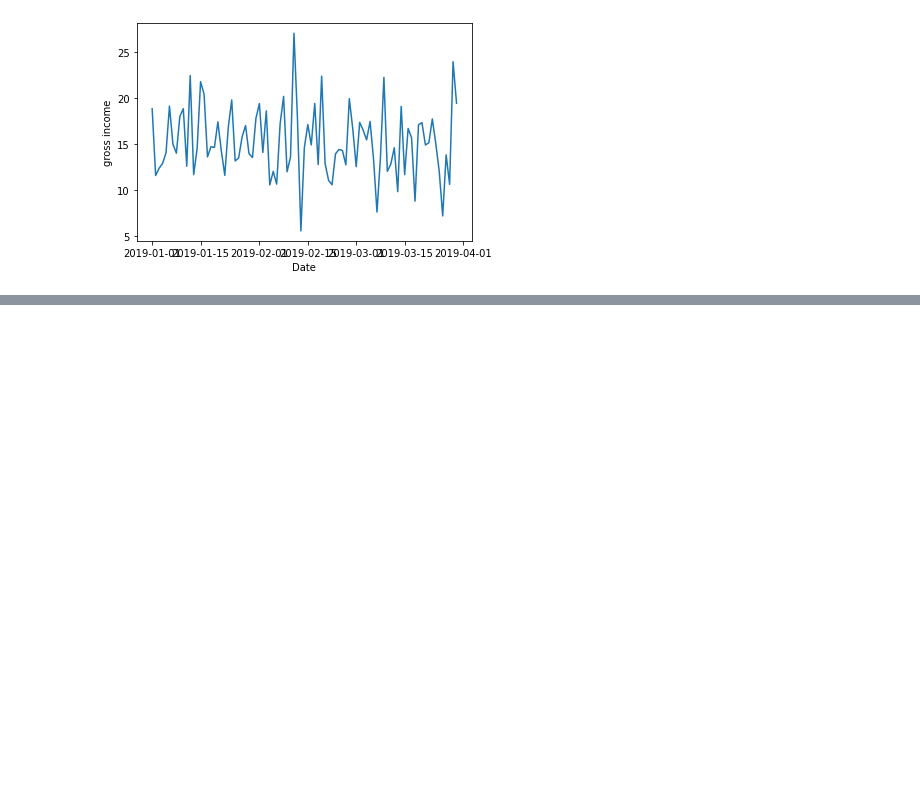
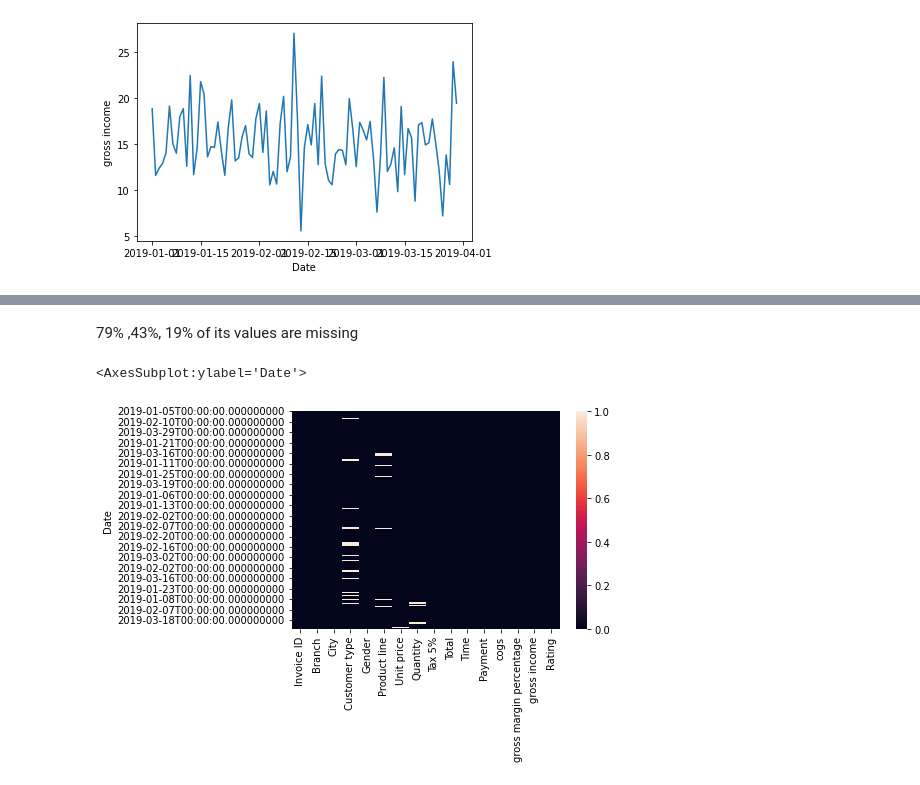
Before and after one commit to abhinavmehra4/EDA-Project-1, a Jupyter notebook: Project.ipynb, the cells around one changed output, grey strips where cells are left out. Saved outputs shown, nothing was run; the diff lists cells and outputs as text; code cells hidden in the pictures; blank space fills up the shorter version.

```diff
--- a/Project.ipynb
+++ b/Project.ipynb
@@ -377,0 +411,3 @@ sns.lineplot(x=abscissa,y=ordinate)
+# %%
+df.drop_duplicates(inplace=True)
+#because we want it to be a permament change in the dataset
@@ -377,0 +465,7 @@ sns.lineplot(x=abscissa,y=ordinate)
+# %% [markdown]
+79% ,43%, 19% of its values are missing
+# %%
+sns.heatmap(df.isnull())
+# %% [output]
+<AxesSubplot:ylabel='Date'>
+[figure, added]
```
Also changed, not shown: parts of 12 cells of this notebook.
